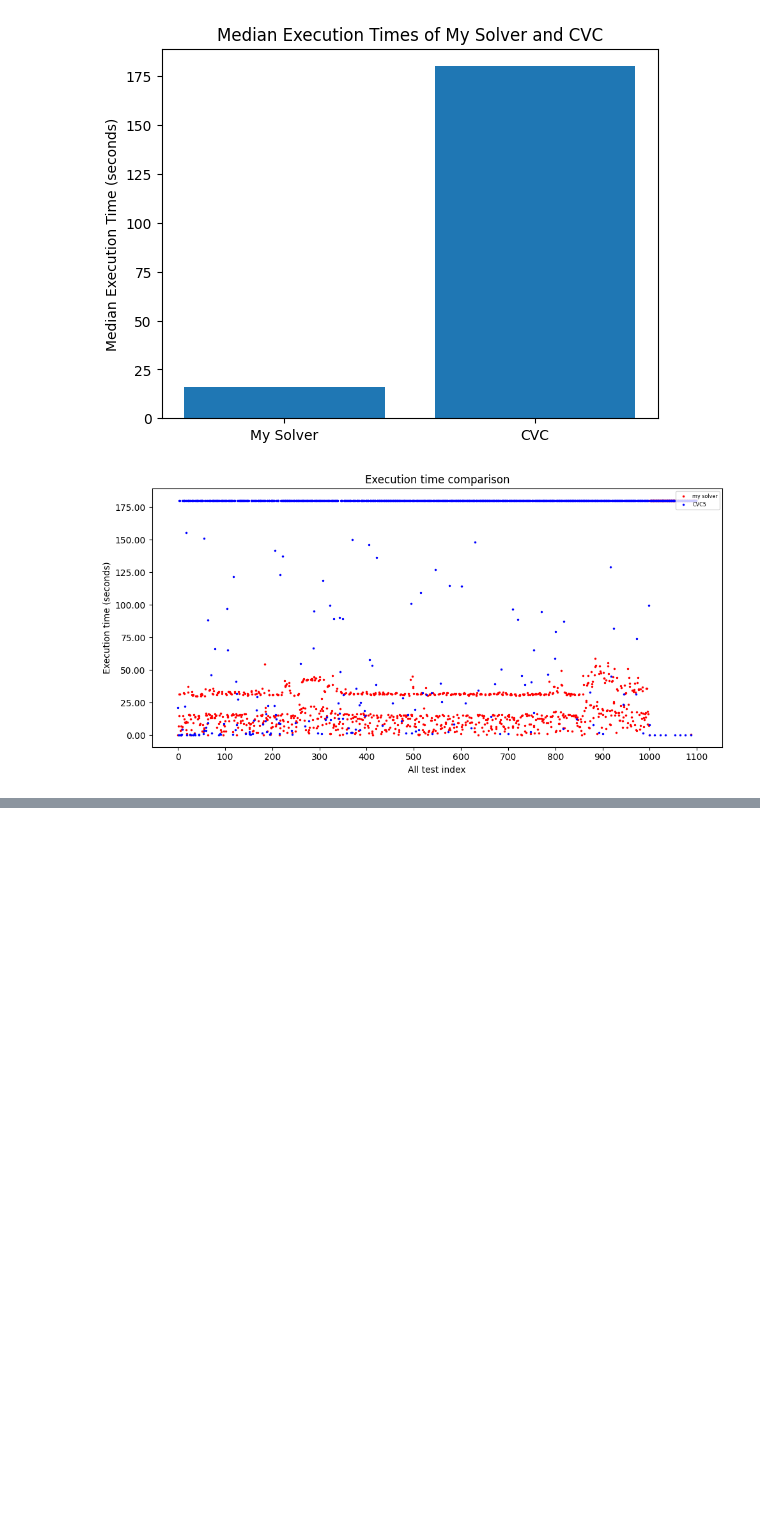
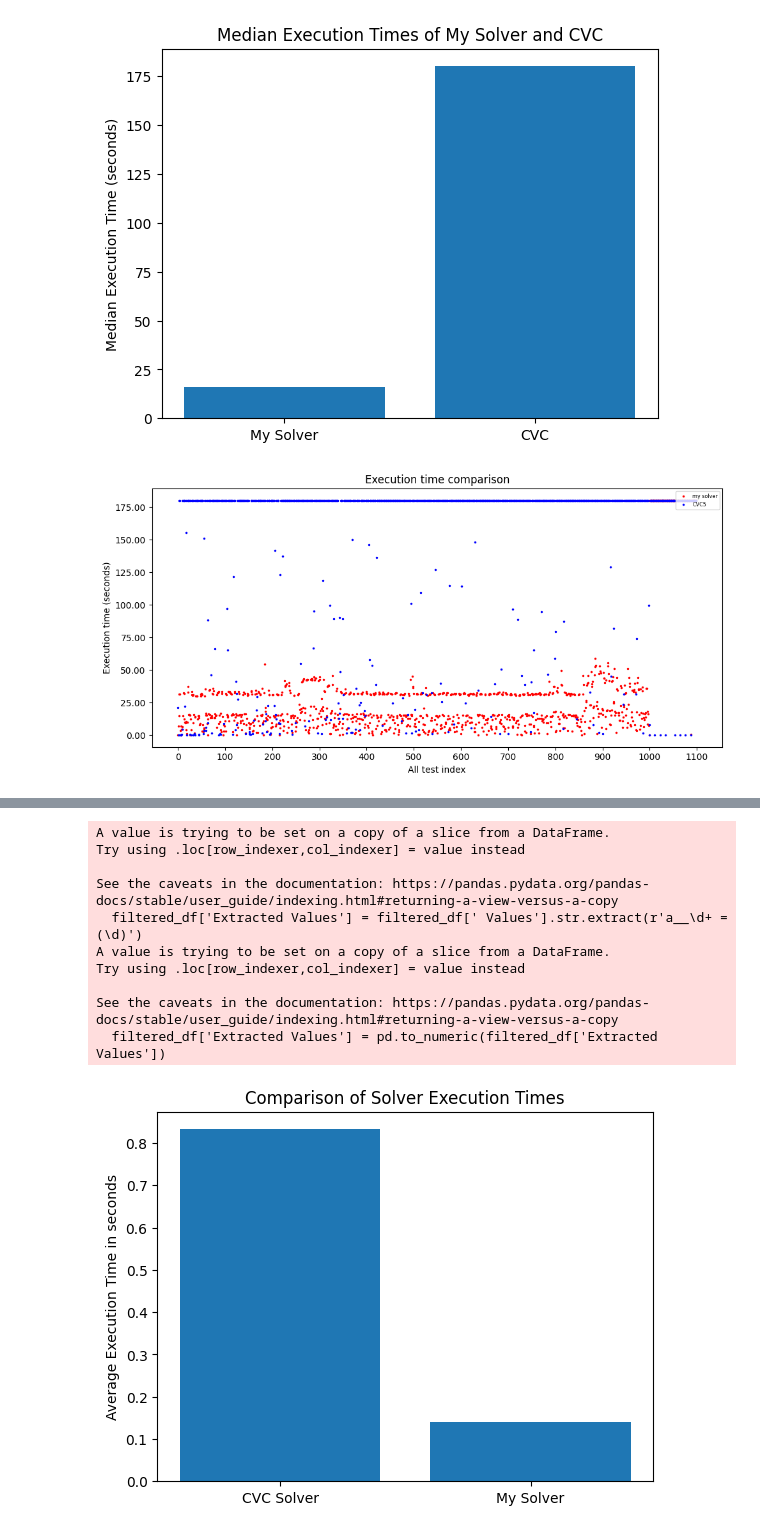
Before and after one commit to burbyleonid/BIE-BAP, a Jupyter notebook: code/src/analysis.ipynb, the cells around one changed output, grey strips where cells are left out. Drawn from its saved outputs; the diff is of its cells as text; code cells hidden in the pictures; blank space fills up the shorter version.

```diff
--- a/code/src/analysis.ipynb
+++ b/code/src/analysis.ipynb
@@ -683,0 +696,66 @@ result = sat_unsat(merged_df, 'Result my approve_tests_my_solver')
+# %%
+import pandas as pd
+import matplotlib.pyplot as plt
+
+
+
+# Filter rows where both CVC and solver have "sat" result and my execution time is less than CVC
+filtered_df = merged_df[(merged_df['Result CVC'] == 'sat') &
+                        (merged_df['Result my approve_tests_my_solver'] == 'sat') &
+                        (merged_df['Execution time my solver'] < merged_df['Execution time CVC'])]
+
+# filtered_df
+
+# Extract individual values from the 'Values' column
+filtered_df['Extracted Values'] = filtered_df[' Values'].str.extract(r'a__\d+ = (\d)')
+
+# Convert the extracted values to numeric type
+filtered_df['Extracted Values'] = pd.to_numeric(filtered_df['Extracted Values'])
+
+# Filter rows where extracted values contain 0 or 1
+filtered_df = filtered_df[filtered_df['Extracted Values'].isin([0, 1])]
+
+# Calculate the average execution time for CVC and solver
+avg_execution_time_cvc = filtered_df['Execution time CVC'].mean()
+avg_execution_time_solver = filtered_df['Execution time my solver'].mean()
+
+# Calculate the percentage improvement
+percentage_improvement = ((avg_execution_time_cvc - avg_execution_time_solver) / avg_execution_time_cvc) * 100
+
+# Calculate how much faster solver is compared to CVC in times
+times_faster = avg_execution_time_cvc / avg_execution_time_solver
+
+# Print the results
+# print("Average execution time for CVC: {:.2f}".format(avg_execution_time_cvc))
+# print("Average execution time for my solver: {:.2f}".format(avg_execution_time_solver))
+# print("My solver is {:.2f} times faster than CVC".format(times_faster))
+# print("Percentage improvement: {:.2f}%".format(percentage_improvement))
+
+# filtered_df
+
+
+def visualize_solver_speed(df):
+    # Calculate average execution time for each solver
+    avg_execution_time_cvc = df['Execution time CVC'].mean()
+    avg_execution_time_my_solver = df['Execution time my solver'].mean()
+
+    # Create a bar plot to visualize the execution times
+    plt.bar(['CVC Solver', 'My Solver'], [avg_execution_time_cvc, avg_execution_time_my_solver])
+    plt.ylabel('Average Execution Time in seconds')
+    plt.title('Comparison of Solver Execution Times')
+    plt.show()
+
+
+visualize_solver_speed(filtered_df)
+# %% [output]
+A value is trying to be set on a copy of a slice from a DataFrame.
+Try using .loc[row_indexer,col_indexer] = value instead
+
+See the caveats in the documentation: https://pandas.pydata.org/pandas-docs/stable/user_guide/indexing.html#returning-a-view-versus-a-copy
+  filtered_df['Extracted Values'] = filtered_df[' Values'].str.extract(r'a__\d+ = (\d)')
+A value is trying to be set on a copy of a slice from a DataFrame.
+Try using .loc[row_indexer,col_indexer] = value instead
+
+See the caveats in the documentation: https://pandas.pydata.org/pandas-docs/stable/user_guide/indexing.html#returning-a-view-versus-a-copy
+  filtered_df['Extracted Values'] = pd.to_numeric(filtered_df['Extracted Values'])
+[figure, added]
```
Also changed, not shown: parts of 1 cell of this notebook, 3 other files.
